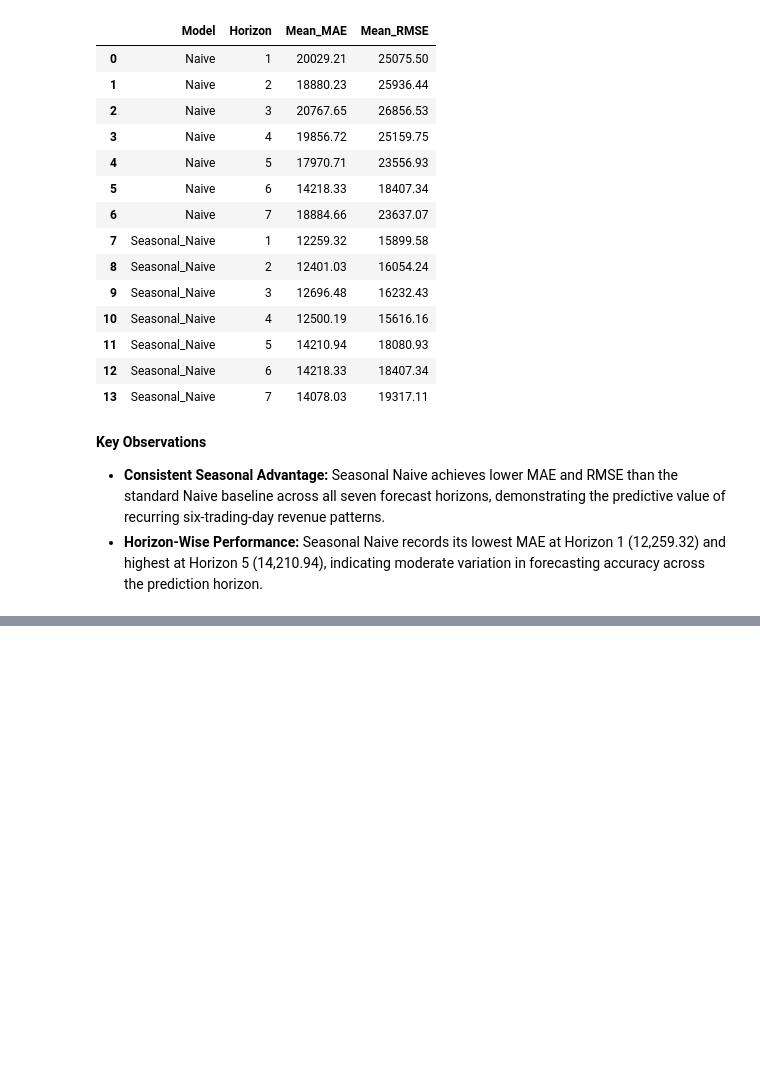
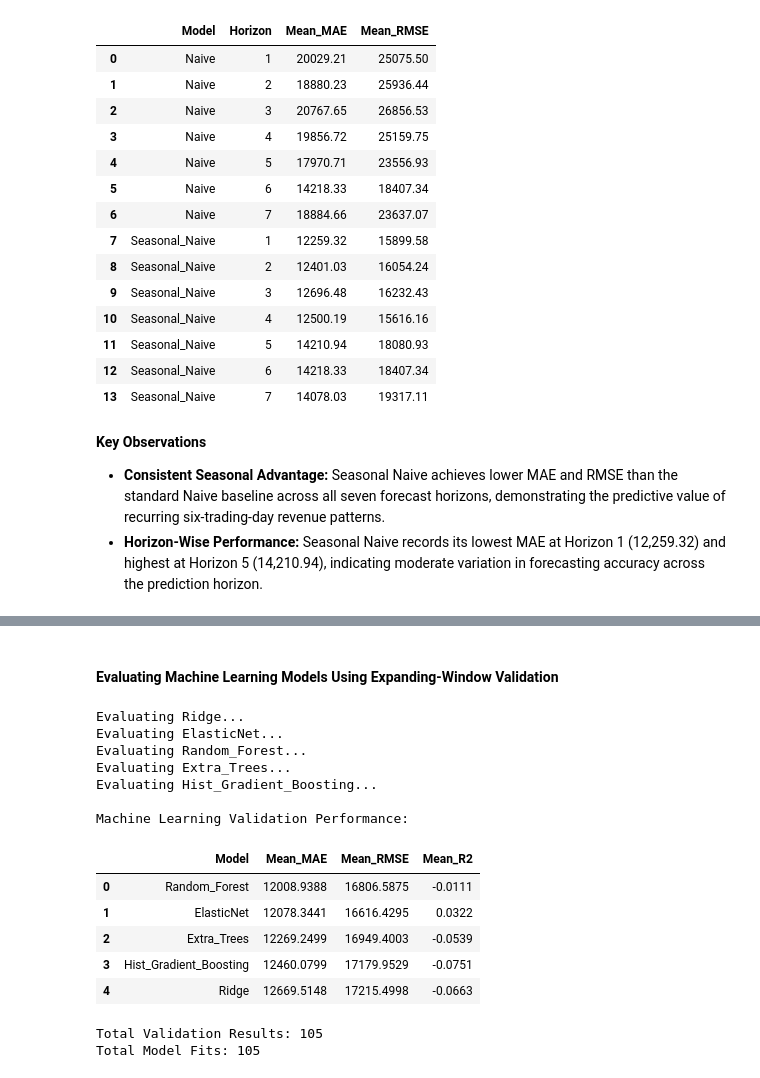
Before and after one commit to TejasMJ/Retail-Sales-Dynamics, a Jupyter notebook: notebooks/05_model_development.ipynb, the cells around one changed output, grey strips where cells are left out. Cells and saved outputs as stored; diff of their text form; code cells hidden in the pictures; blank space fills up the shorter version.

```diff
--- a/notebooks/05_model_development.ipynb
+++ b/notebooks/05_model_development.ipynb
@@ -413,0 +486,68 @@ Baseline Forecasting Performance by Horizon:
+# %% [markdown]
+#### Evaluating Machine Learning Models Using Expanding-Window Validation
+# %%
+model_validation_results = []
+
+for model_name, model in models.items():
+    print(f"Evaluating {model_name}...")
+
+    for horizon in range(1, forecast_horizon + 1):
+        feature_columns = horizon_feature_columns[horizon]
+        target_column = horizon_target_columns[horizon]
+
+        for fold_number, (train_indices, validation_indices) in enumerate(validation_folds, start=1):
+            X_train_fold = train_df.iloc[train_indices][feature_columns]
+            y_train_fold = train_df.iloc[train_indices][target_column]
+
+            X_validation_fold = train_df.iloc[validation_indices][feature_columns]
+            y_validation_fold = train_df.iloc[validation_indices][target_column]
+
+            estimator = clone(model)
+            estimator.fit(X_train_fold, y_train_fold)
+
+            predictions = estimator.predict(X_validation_fold)
+
+            model_validation_results.append({
+                "Model": model_name,
+                "Horizon": horizon,
+                "Fold": fold_number,
+                "MAE": mean_absolute_error(y_validation_fold, predictions),
+                "RMSE": np.sqrt(mean_squared_error(y_validation_fold, predictions)),
+                "R2": r2_score(y_validation_fold, predictions)
+            })
+
+model_validation_results_df = pd.DataFrame(model_validation_results)
+
+model_validation_summary_df = (
+    model_validation_results_df
+    .groupby("Model", as_index=False)
+    .agg(
+        Mean_MAE=("MAE", "mean"),
+        Mean_RMSE=("RMSE", "mean"),
+        Mean_R2=("R2", "mean")
+    )
+    .sort_values("Mean_MAE")
+    .reset_index(drop=True)
+)
+
+print("\nMachine Learning Validation Performance:")
+display(model_validation_summary_df.round(4))
+
+print("\nTotal Validation Results:", len(model_validation_results_df))
+print("Total Model Fits:", len(model_validation_results_df))
+# %% [output]
+Evaluating Ridge...
+Evaluating ElasticNet...
+Evaluating Random_Forest...
+Evaluating Extra_Trees...
+Evaluating Hist_Gradient_Boosting...
+
+Machine Learning Validation Performance:
+|  | Model | Mean_MAE | Mean_RMSE | Mean_R2 |
+| 0 | Random_Forest | 12008.9388 | 16806.5875 | -0.0111 |
+| 1 | ElasticNet | 12078.3441 | 16616.4295 | 0.0322 |
+| 2 | Extra_Trees | 12269.2499 | 16949.4003 | -0.0539 |
+| 3 | Hist_Gradient_Boosting | 12460.0799 | 17179.9529 | -0.0751 |
+| 4 | Ridge | 12669.5148 | 17215.4998 | -0.0663 |
+Total Validation Results: 105
+Total Model Fits: 105
```
Also changed, not shown: parts of 7 cells of this notebook.
